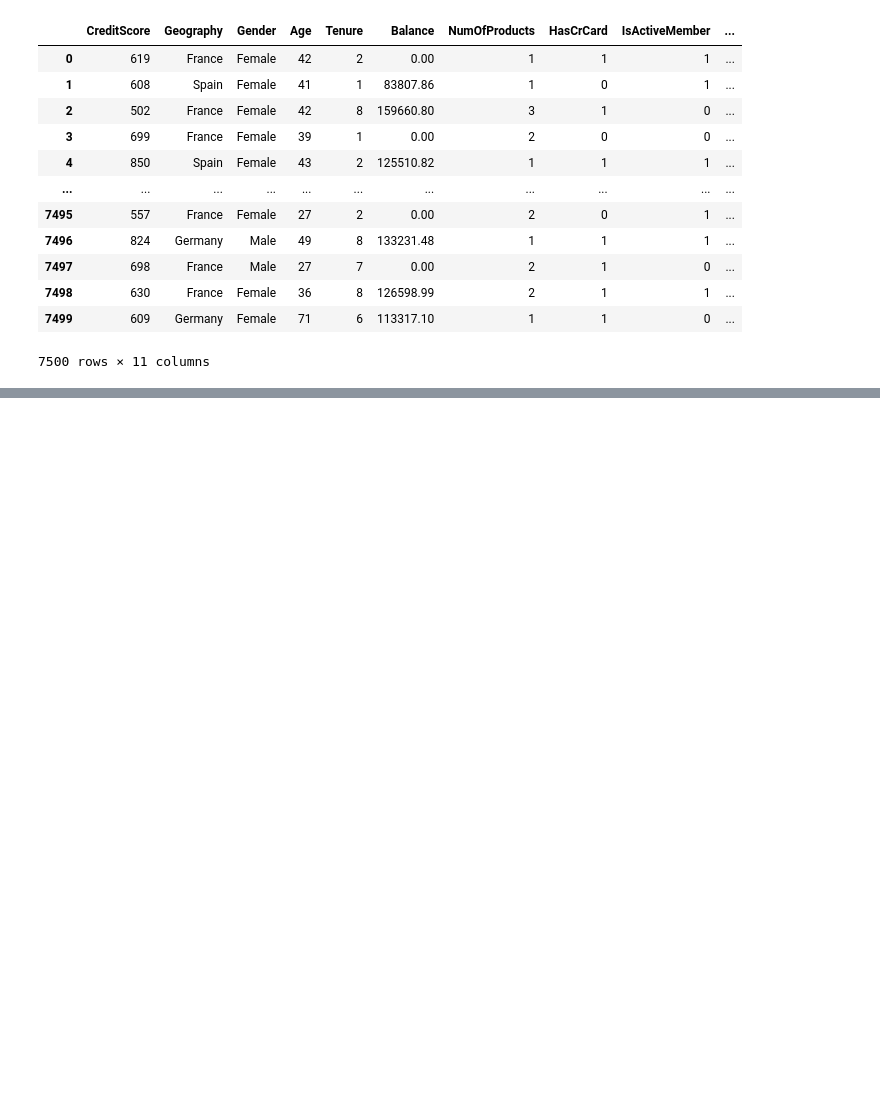
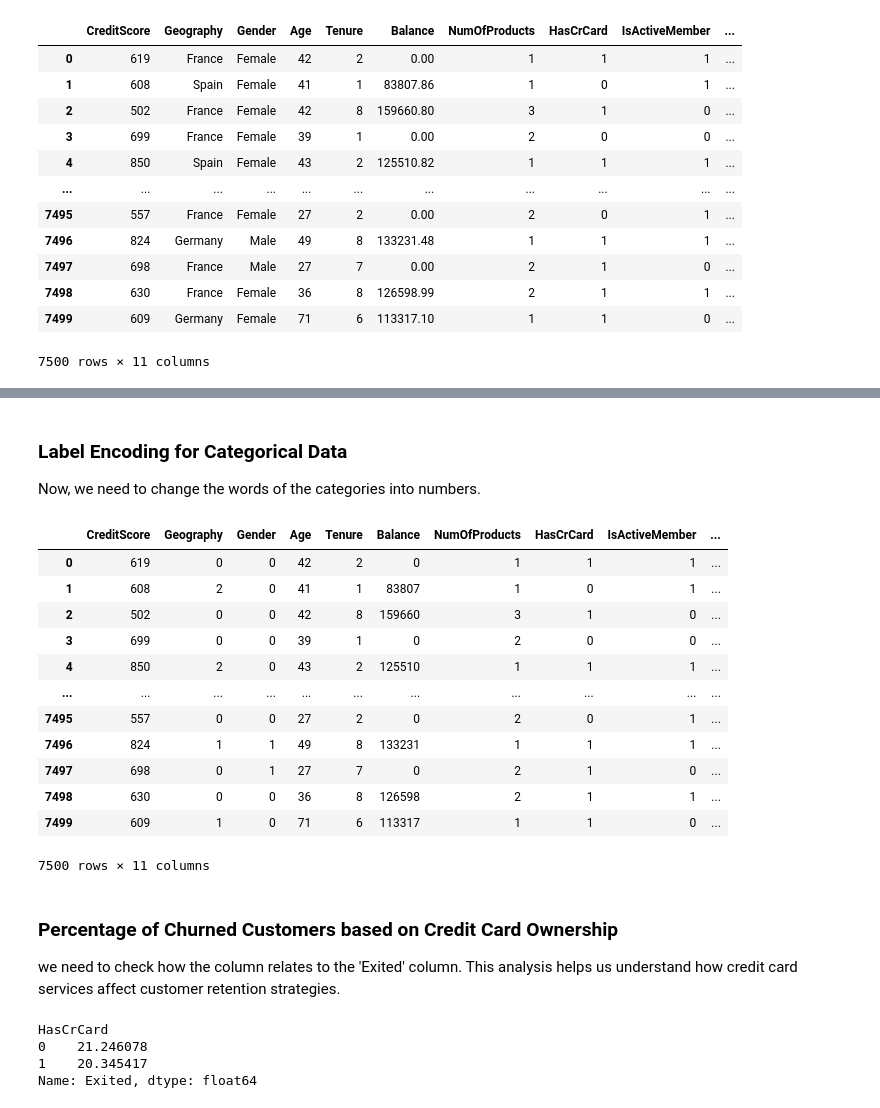
Before and after one commit to NandiSoham/Bank-Churn-Prediction, a Jupyter notebook: bank_churn_predictor.ipynb, the cells around one changed output, grey strips where cells are left out. Cells and saved outputs as stored; diff of their text form; code cells hidden in the pictures; blank space fills up the shorter version.

```diff
--- a/bank_churn_predictor.ipynb
+++ b/bank_churn_predictor.ipynb
@@ -89,0 +171,37 @@ df
+# %% [markdown]
+### Label Encoding for Categorical Data
+Now, we need to change the words of the categories into numbers.
+# %%
+from sklearn.preprocessing import LabelEncoder
+le = LabelEncoder()
+
+lstforle = ['Geography', 'Gender']
+for feature in lstforle:
+    df[feature] = le.fit_transform(df[feature])
+
+df
+# %% [output]
+|  | CreditScore | Geography | Gender | Age | Tenure | Balance | NumOfProducts | HasCrCard | IsActiveMember | ... |
+| 0 | 619 | 0 | 0 | 42 | 2 | 0 | 1 | 1 | 1 | ... |
+| 1 | 608 | 2 | 0 | 41 | 1 | 83807 | 1 | 0 | 1 | ... |
+| 2 | 502 | 0 | 0 | 42 | 8 | 159660 | 3 | 1 | 0 | ... |
+| 3 | 699 | 0 | 0 | 39 | 1 | 0 | 2 | 0 | 0 | ... |
+| 4 | 850 | 2 | 0 | 43 | 2 | 125510 | 1 | 1 | 1 | ... |
+| ... | ... | ... | ... | ... | ... | ... | ... | ... | ... | ... |
+| 7495 | 557 | 0 | 0 | 27 | 2 | 0 | 2 | 0 | 1 | ... |
+| 7496 | 824 | 1 | 1 | 49 | 8 | 133231 | 1 | 1 | 1 | ... |
+| 7497 | 698 | 0 | 1 | 27 | 7 | 0 | 2 | 1 | 0 | ... |
+| 7498 | 630 | 0 | 0 | 36 | 8 | 126598 | 2 | 1 | 1 | ... |
+| 7499 | 609 | 1 | 0 | 71 | 6 | 113317 | 1 | 1 | 0 | ... |
+7500 rows × 11 columns
+# %% [markdown]
+### Percentage of Churned Customers based on Credit Card Ownership
+we need to check how the column relates to the 'Exited' column. This analysis helps us understand how credit card services affect customer retention strategies.
+# %%
+credit_churn_percentage = df.groupby('HasCrCard')['Exited'].mean() * 100
+credit_churn_percentage
+# %% [output]
+HasCrCard
+0    21.246078
+1    20.345417
+Name: Exited, dtype: float64
```
Also changed, not shown: parts of 13 cells of this notebook.
